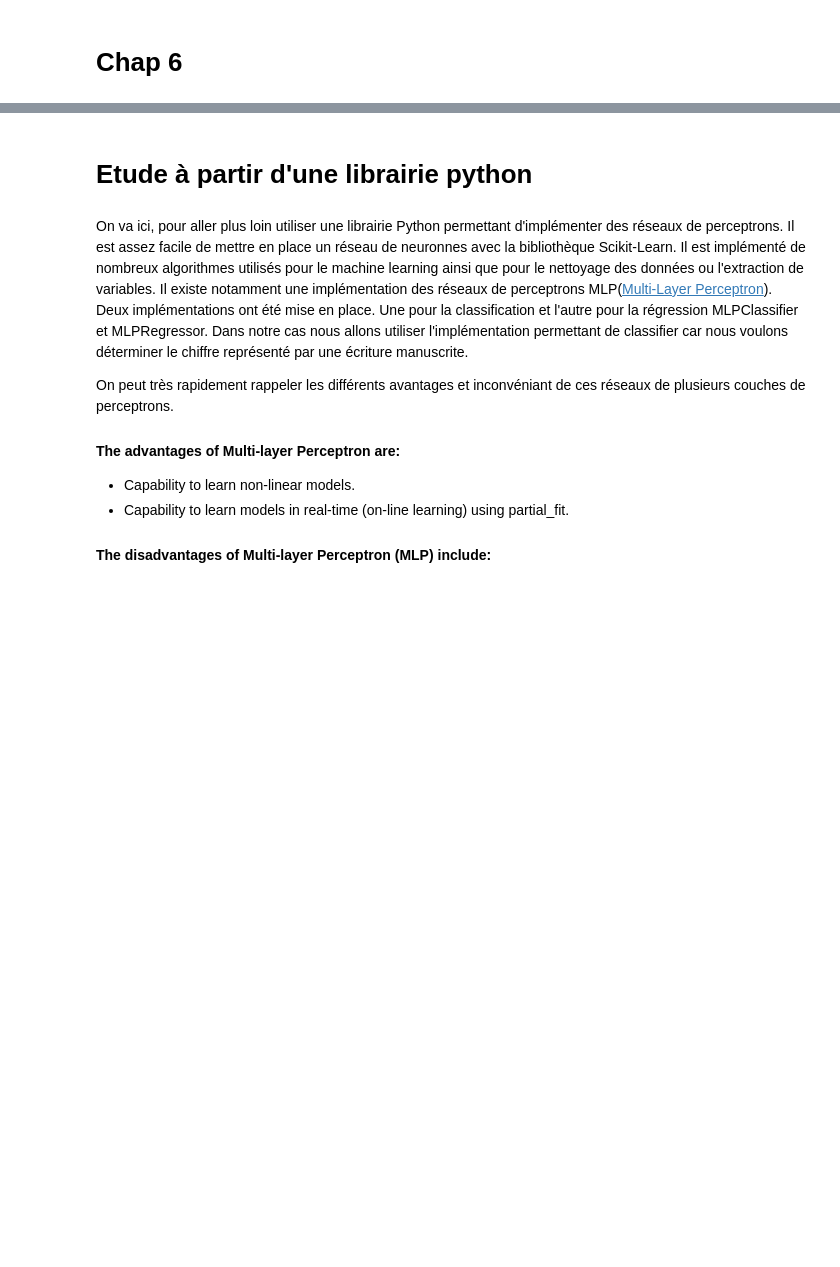
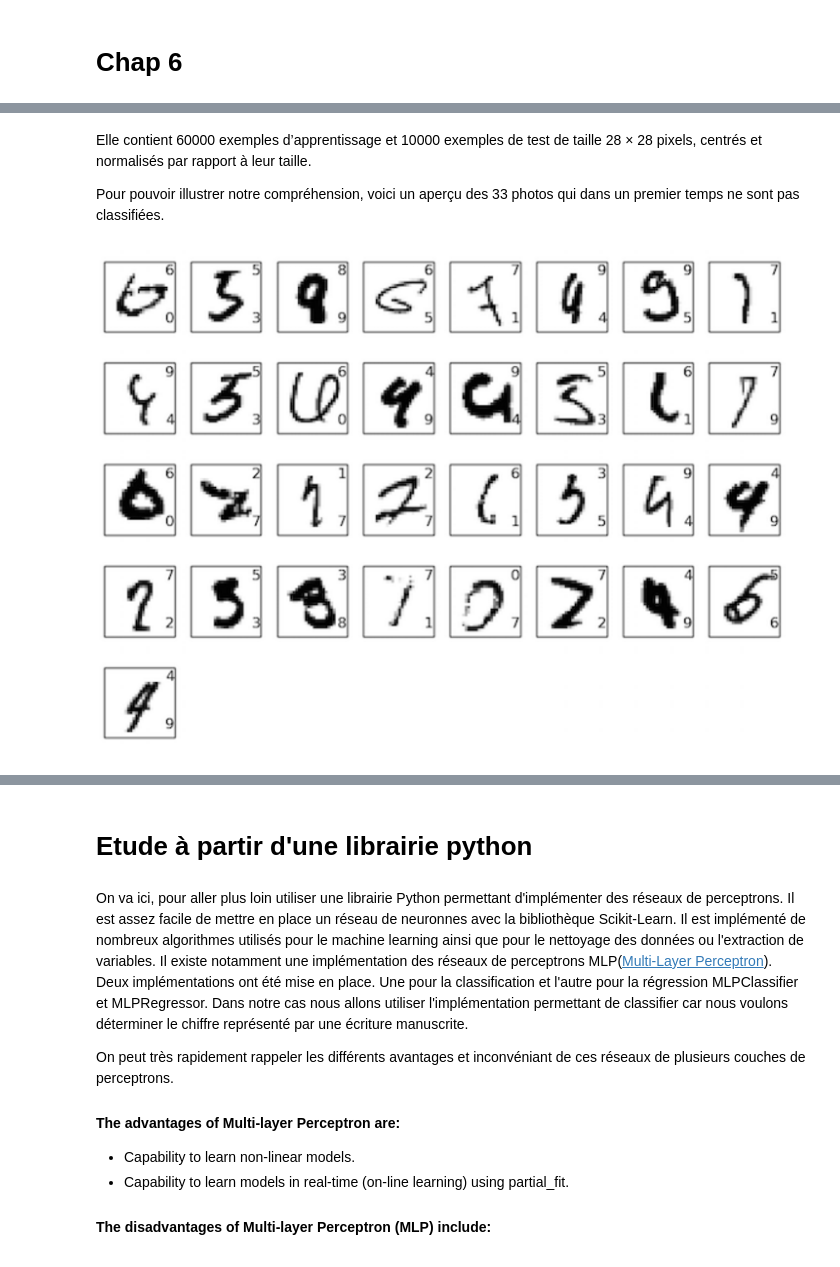
Before and after one commit to rcourivaud/HandWrittenRecognitionDigits, a Jupyter notebook: Hand Written Digits Recognition.ipynb, the cells around one changed output, grey strips where cells are left out. Drawn from its saved outputs; the diff is of its cells as text; code cells hidden in the pictures; blank space fills up the shorter version.

```diff
--- a/Hand Written Digits Recognition.ipynb
+++ b/Hand Written Digits Recognition.ipynb
@@ -88,0 +95,8 @@ PDF("./docs/neuralnetworksanddeeplearning_com_chap6_html.pdf")
+# %% [markdown]
+Elle contient 60000 exemples d’apprentissage et 10000 exemples de test de taille 28 × 28 pixels, centrés et normalisés par rapport à leur taille.
+
+Pour pouvoir illustrer notre compréhension, voici un aperçu des 33 photos qui dans un premier temps ne sont pas classifiées.
+# %%
+Image(filename='./img/numbers2.png')
+# %% [output]
+[figure, added]
```
Also changed, not shown: parts of 56 cells of this notebook, 10 other files.
